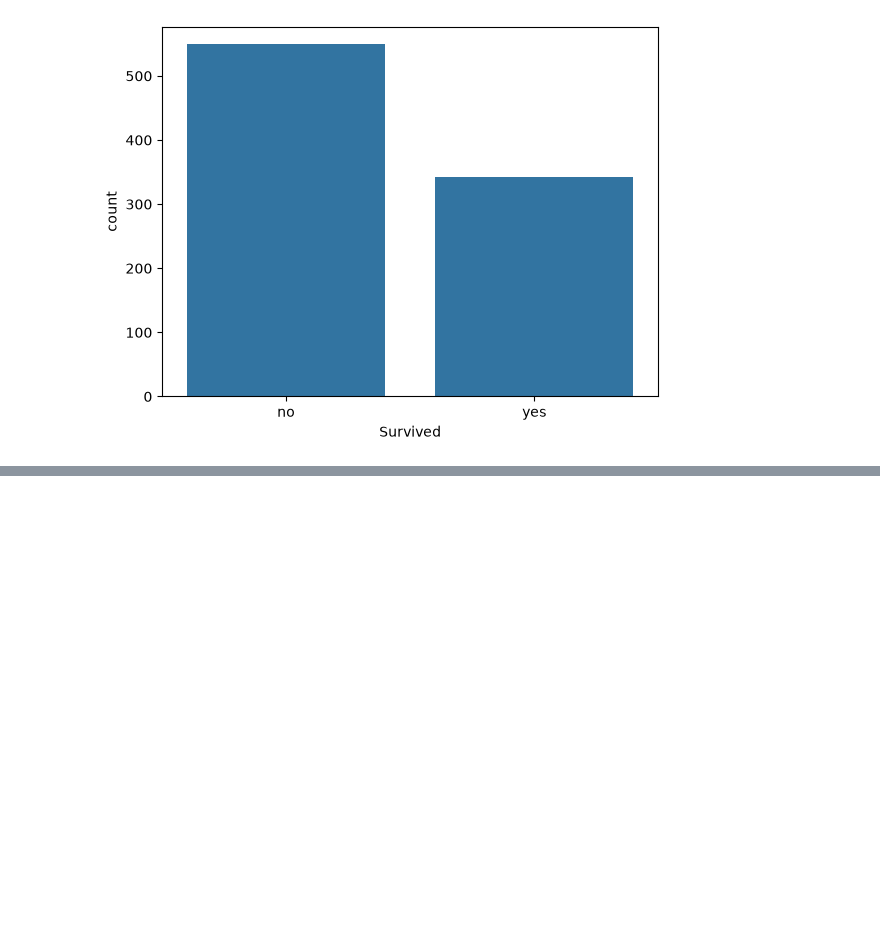
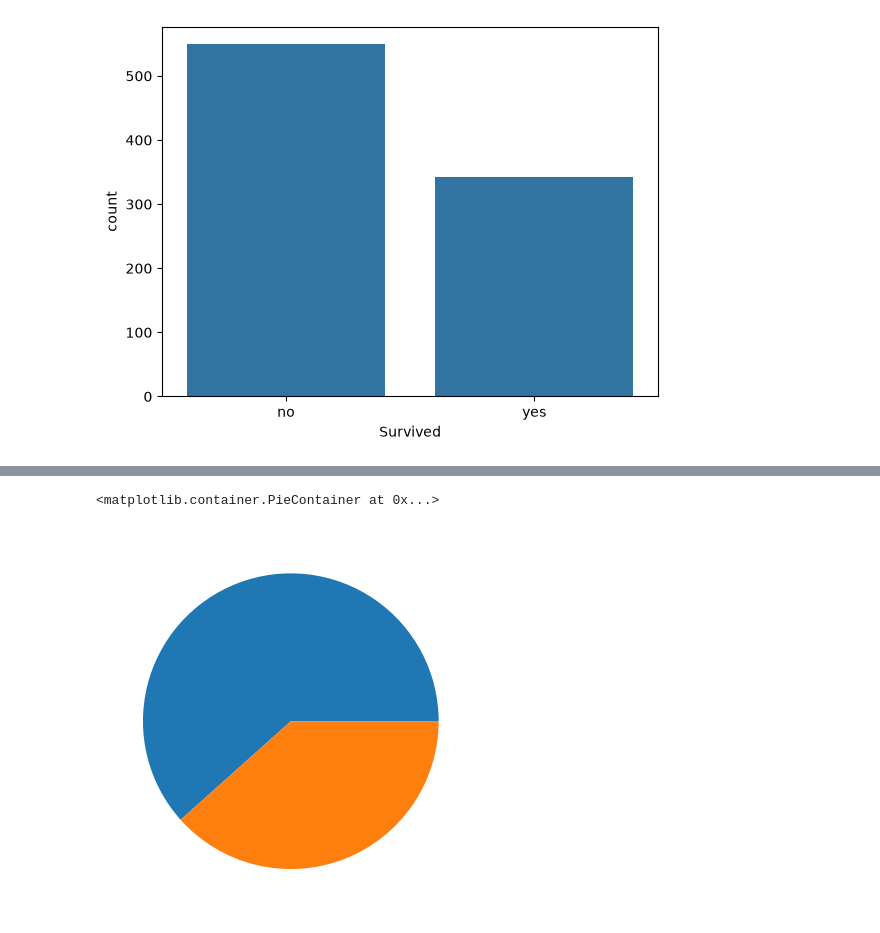
Before and after one commit to AkasDatta/EDA-Exploratory-Data-Analysis-, a Jupyter notebook: EDA_Part1/eda_part1.ipynb, the cells around one changed output, grey strips where cells are left out. Drawn from its saved outputs; the diff is of its cells as text; code cells hidden in the pictures; blank space fills up the shorter version.

```diff
--- a/EDA_Part1/eda_part1.ipynb
+++ b/EDA_Part1/eda_part1.ipynb
@@ -96,0 +107,6 @@ df["Survived"].value_counts() / len(df) * 100
+# %%
+survived_count = df["Survived"].value_counts()
+plt.pie(survived_count)
+# %% [output]
+<matplotlib.container.PieContainer at 0x...>
+[figure, added]
```
Also changed, not shown: parts of 3 cells of this notebook.
